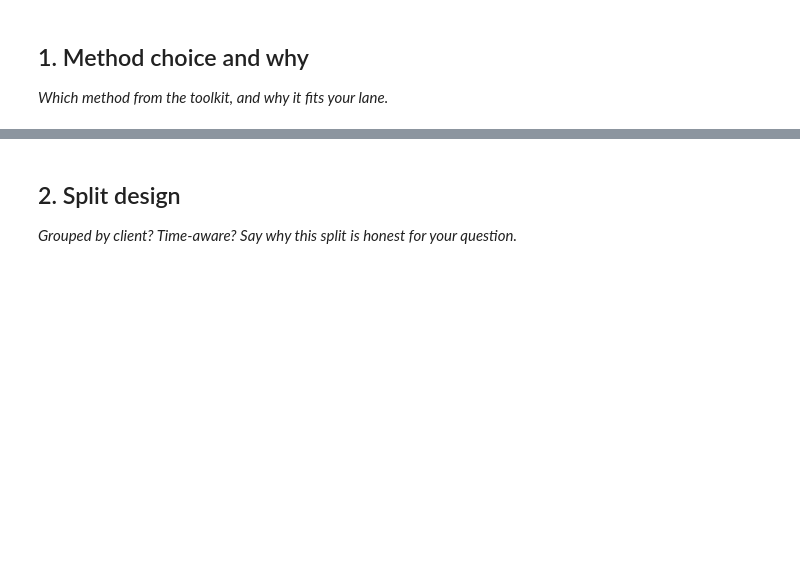
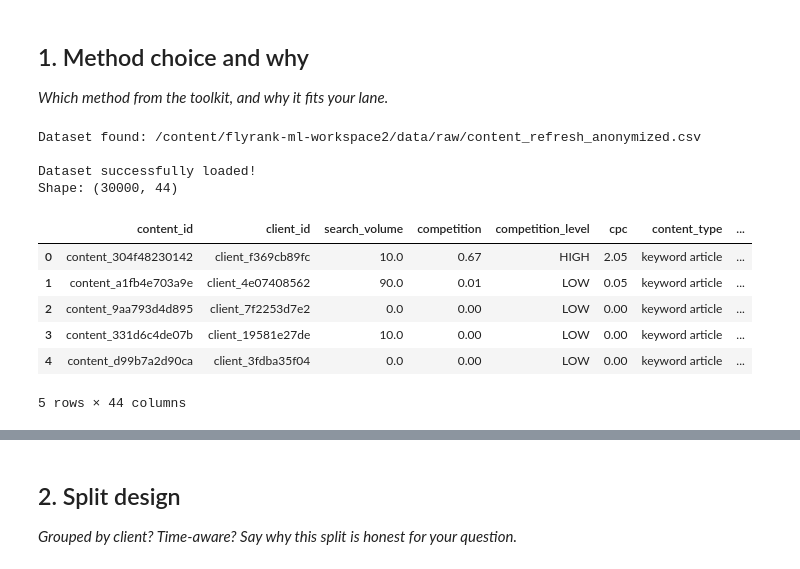
Before and after one commit to suyashverma0/flyrank-ml-workspace2, a Jupyter notebook: work/notebooks/w05_model.ipynb, the cells around one changed output, grey strips where cells are left out. Saved outputs shown, nothing was run; the diff lists cells and outputs as text; code cells hidden in the pictures; blank space fills up the shorter version.

```diff
--- a/work/notebooks/w05_model.ipynb
+++ b/work/notebooks/w05_model.ipynb
@@ -15,0 +13,52 @@ This skeleton is yours to fill. Work the sections **in order** — each one has
+# %%
+import os
+import subprocess
+import pandas as pd
+from pathlib import Path
+
+# Step 1: Clone repository
+repo_path = Path("/content/flyrank-ml-workspace2")
+
+if not repo_path.exists():
+    subprocess.run(
+        [
+            "git", "clone",
+            "https://github.com/suyashverma0/flyrank-ml-workspace2.git",
+            str(repo_path)
+        ],
+        check=True
+    )
+else:
+    print("Repository already exists.")
+
+# Step 2: Locate dataset
+dataset_name = "content_refresh_anonymized.csv"
+
+matches = list(repo_path.rglob(dataset_name))
+
+# Step 3: Load dataset if found
+if matches:
+    data_path = matches[0]
+    print("Dataset found:", data_path)
+
+    df = pd.read_csv(data_path)
+
+    print("\nDataset successfully loaded!")
+    print("Shape:", df.shape)
+    display(df.head())
+
+else:
+    print("Dataset not found in GitHub repository.")
+    print("We need to retrieve it from the FlyRank Hugging Face dataset.")
+# %% [output]
+Dataset found: /content/flyrank-ml-workspace2/data/raw/content_refresh_anonymized.csv
+
+Dataset successfully loaded!
+Shape: (30000, 44)
+|  | content_id | client_id | search_volume | competition | competition_level | cpc | content_type | ... |
+| 0 | content_304f48230142 | client_f369cb89fc | 10.0 | 0.67 | HIGH | 2.05 | keyword article | ... |
+| 1 | content_a1fb4e703a9e | client_4e07408562 | 90.0 | 0.01 | LOW | 0.05 | keyword article | ... |
+| 2 | content_9aa793d4d895 | client_7f2253d7e2 | 0.0 | 0.00 | LOW | 0.00 | keyword article | ... |
+| 3 | content_331d6c4de07b | client_19581e27de | 10.0 | 0.00 | LOW | 0.00 | keyword article | ... |
+| 4 | content_d99b7a2d90ca | client_3fdba35f04 | 0.0 | 0.00 | LOW | 0.00 | keyword article | ... |
+5 rows × 44 columns
```
Also changed, not shown: parts of 8 cells of this notebook.
